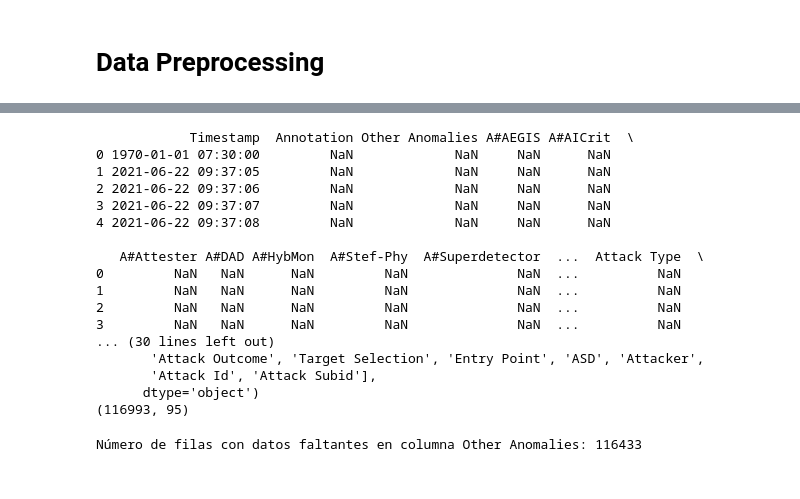
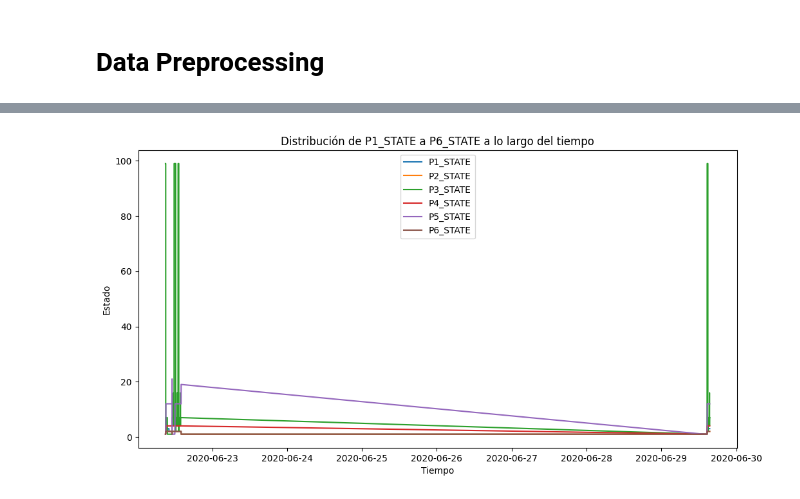
Before and after one commit to juanmi30/ics-synthetic-data-augmentation, a Jupyter notebook: data-preprocessing.ipynb, the cells around one changed output, grey strips where cells are left out. Cells and saved outputs as stored; diff of their text form; code cells hidden in the pictures.

```diff
--- a/data-preprocessing.ipynb
+++ b/data-preprocessing.ipynb
@@ -114,19 +154,31 @@ plt.show()
 # %%
 # Convertir columna t_stamp a formato datetime
+data = data.replace('Bad Input', pd.NA)
+data['t_stamp'] = data['t_stamp'].astype(str).str.replace('/yy ', '/2020 ', regex=False)
 data['t_stamp'] = pd.to_datetime(data['t_stamp'], errors='coerce')
 data['t_stamp'].head()
 
+# Convertir columnas de estado a numéricas (valores inválidos -> NaN)
+state_cols = ['P1_STATE', 'P2_STATE', 'P3_STATE', 'P4_STATE', 'P5_STATE', 'P6_STATE']
+for col in state_cols:
+	data[col] = pd.to_numeric(data[col], errors='coerce')
+
+# Filtrar filas válidas para evitar errores en el gráfico
+plot_data = data.dropna(subset=['t_stamp'] + state_cols).copy()
+
 # Ordenar el DataFrame por la columna t_stamp
-data = data.sort_values(by='t_stamp').reset_index(drop=True)
+plot_data = plot_data.sort_values(by='t_stamp').reset_index(drop=True)
 
-# Convertir columnas numéricas a tipo float
-for col in num_cols:
-    data[col] = pd.to_numeric(data[col], errors='coerce')
-
-# Convertir columnas categoricas a estados binarios, inactive = 0, active = 1
-for col in cat_cols:
-    data[col] = data[col].map({'inactive': 0, 'active': 1})
-
-# Revisar frecuencia de muestreo real
-data['t_stamp'].diff().value_counts()
+#Mostrar distribución de la columna t_stamp con grafico de lineas
+if plot_data.empty:
+	print('No hay datos válidos para graficar después de la limpieza.')
+else:
+	plt.figure(figsize=(12, 6))
+	for col in state_cols:
+		sns.lineplot(x='t_stamp', y=col, data=plot_data, label=col)
+	plt.title('Distribución de P1_STATE a P6_STATE a lo largo del tiempo')
+	plt.xlabel('Tiempo')
+	plt.ylabel('Estado')
+	plt.legend()
+	plt.show()
 # %% [output]
@@ -138,33 +185 @@ Name: count, dtype: int64
+[figure, added]
-# %%
-# Cargar SWat_June_2021_prepr.xlsx
-data_june2021 = pd.read_excel('SWaT_June_2021_prepr.xlsx')
-# Mostrar las primeras filas del DataFrame
-print(data_june2021.head())
-# Mostrar columnas del DataFrame
-print(data_june2021.columns)
-# Dimensiones del DataFrame
-print(data_june2021.shape)  # (número de filas, número de columnas
-# %% [output]
-            Timestamp  Annotation Other Anomalies A#AEGIS A#AICrit  \
-0 1970-01-01 07:30:00         NaN             NaN     NaN      NaN
-1 2021-06-22 09:37:05         NaN             NaN     NaN      NaN
-2 2021-06-22 09:37:06         NaN             NaN     NaN      NaN
-3 2021-06-22 09:37:07         NaN             NaN     NaN      NaN
-4 2021-06-22 09:37:08         NaN             NaN     NaN      NaN
-
-   A#Attester A#DAD A#HybMon  A#Stef-Phy  A#Superdetector  ...  Attack Type  \
-0         NaN   NaN      NaN         NaN              NaN  ...          NaN
-1         NaN   NaN      NaN         NaN              NaN  ...          NaN
-2         NaN   NaN      NaN         NaN              NaN  ...          NaN
-3         NaN   NaN      NaN         NaN              NaN  ...          NaN
-... (30 lines left out)
-       'Attack Outcome', 'Target Selection', 'Entry Point', 'ASD', 'Attacker',
-       'Attack Id', 'Attack Subid'],
-      dtype='object')
-(116993, 95)
-# %%
-#Numero de filas con datos faltantes en columna Other Anomalies
-missing_other_anomalies = data_june2021['Other Anomalies'].isnull().sum()
-print(f'Número de filas con datos faltantes en columna Other Anomalies: {missing_other_anomalies}')
-# %% [output]
-Número de filas con datos faltantes en columna Other Anomalies: 116433
```
Also changed, not shown: parts of 10 cells of this notebook, 2 other files.
